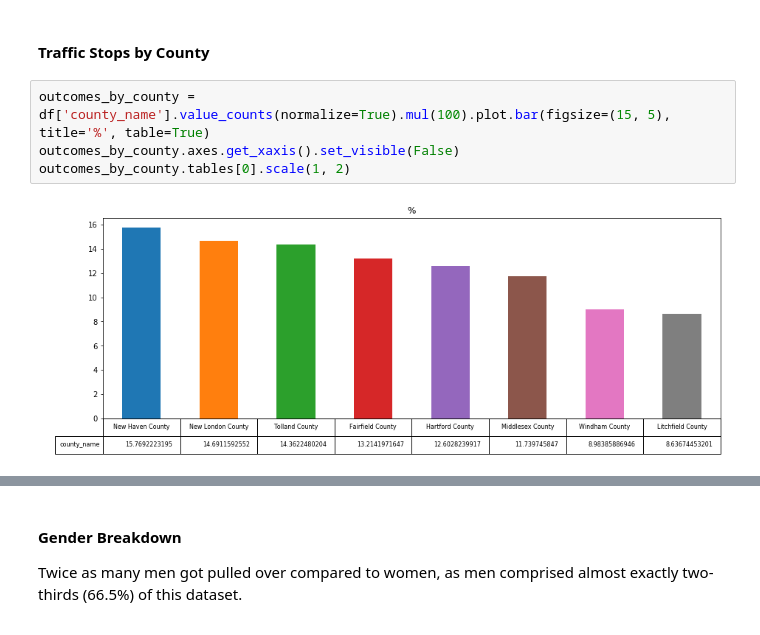
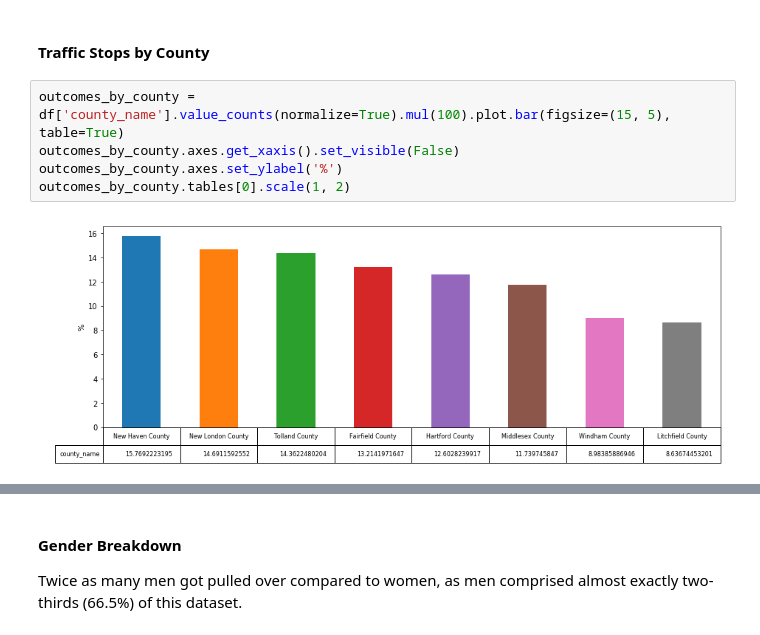
Before and after one commit to patrickmpoon/machine-learning, a Jupyter notebook: projects/capstone/Traffic_Stop_Outcome_Predictor.ipynb, the cells around one changed output, grey strips where cells are left out. Cells and saved outputs as stored; diff of their text form.

```diff
--- a/projects/capstone/Traffic_Stop_Outcome_Predictor.ipynb
+++ b/projects/capstone/Traffic_Stop_Outcome_Predictor.ipynb
@@ -288,8 +283,9 @@ While the racial breakdown of traffic stops for the state overall are, for the m
 # %% [markdown]
 #### Traffic Stops by County
 # %%
-outcomes_by_county = df['county_name'].value_counts(normalize=True).mul(100).plot.bar(figsize=(15, 5), title='%', table=True)
+outcomes_by_county = df['county_name'].value_counts(normalize=True).mul(100).plot.bar(figsize=(15, 5), table=True)
 outcomes_by_county.axes.get_xaxis().set_visible(False)
+outcomes_by_county.axes.set_ylabel('%')
 outcomes_by_county.tables[0].scale(1, 2)
 # %% [output]
-[figure, old version]
+[figure, new version]
```
Also changed, not shown: parts of 39 cells of this notebook.
